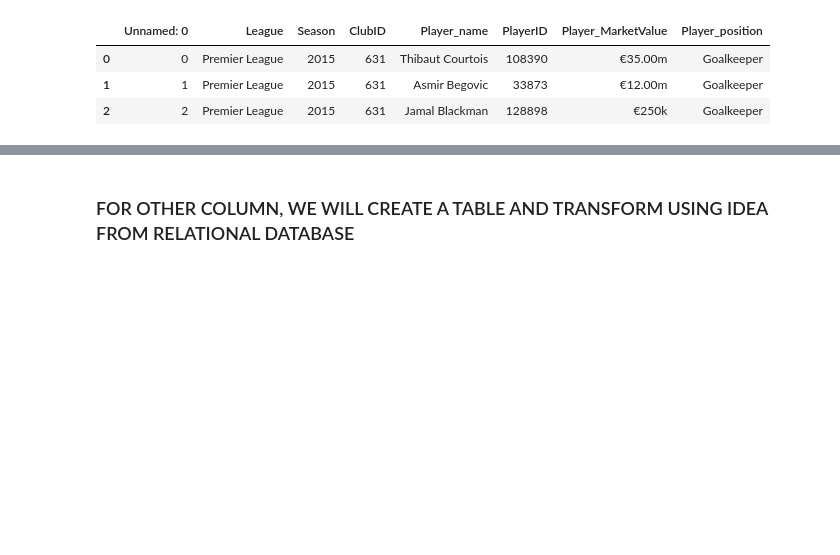
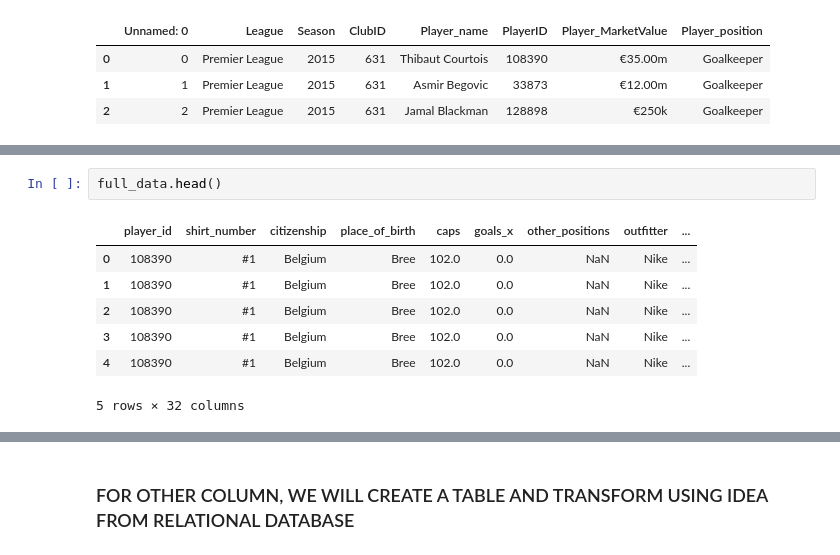
Before and after one commit to ngocquanofficial/Football-Player-Price-Prediction, a Jupyter notebook: data_preprocessing.ipynb, the cells around one changed output, grey strips where cells are left out. Drawn from its saved outputs; the diff is of its cells as text; blank space fills up the shorter version.

```diff
--- a/data_preprocessing.ipynb
+++ b/data_preprocessing.ipynb
@@ -172,0 +226,10 @@ club_players[club_players["Player_name"] == "Thibaut Courtois"]
+# %%
+full_data.head()
+# %% [output]
+|  | player_id | shirt_number | citizenship | place_of_birth | caps | goals_x | other_positions | outfitter | ... |
+| 0 | 108390 | #1 | Belgium | Bree | 102.0 | 0.0 | NaN | Nike | ... |
+| 1 | 108390 | #1 | Belgium | Bree | 102.0 | 0.0 | NaN | Nike | ... |
+| 2 | 108390 | #1 | Belgium | Bree | 102.0 | 0.0 | NaN | Nike | ... |
+| 3 | 108390 | #1 | Belgium | Bree | 102.0 | 0.0 | NaN | Nike | ... |
+| 4 | 108390 | #1 | Belgium | Bree | 102.0 | 0.0 | NaN | Nike | ... |
+5 rows × 32 columns
```
Also changed, not shown: parts of 11 cells of this notebook.
